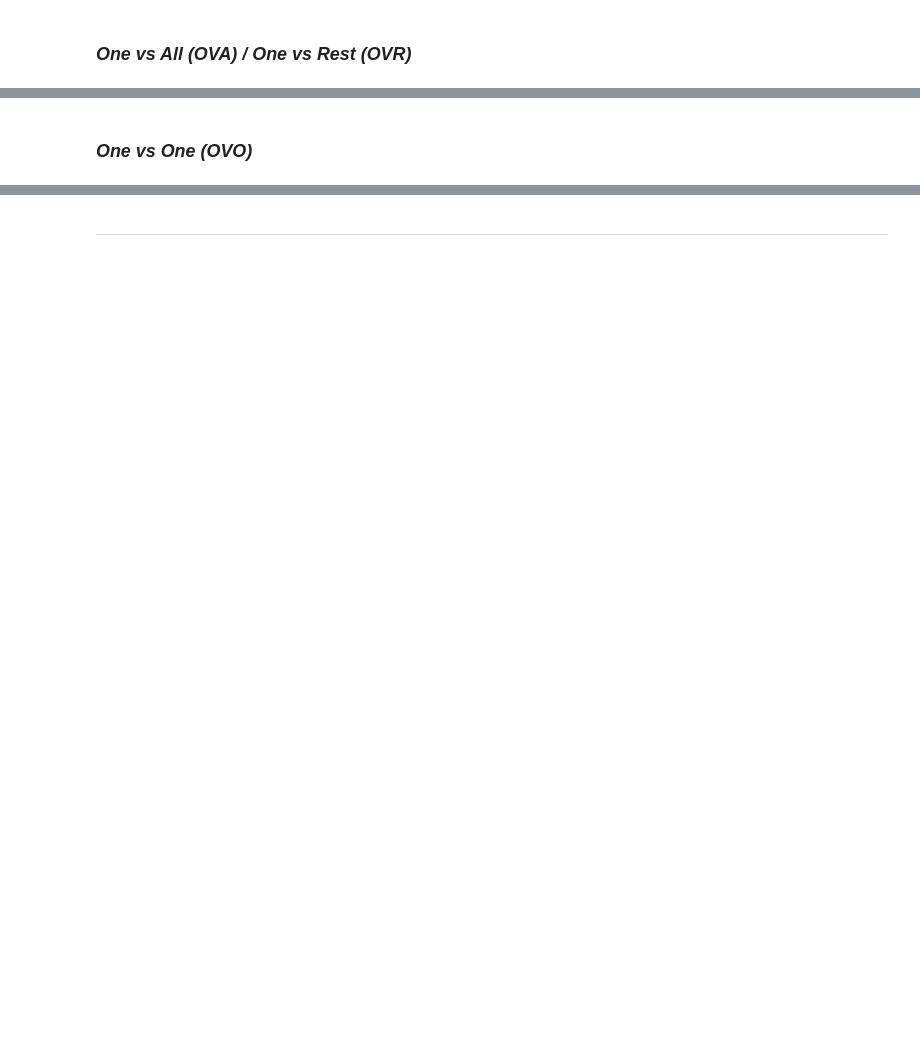
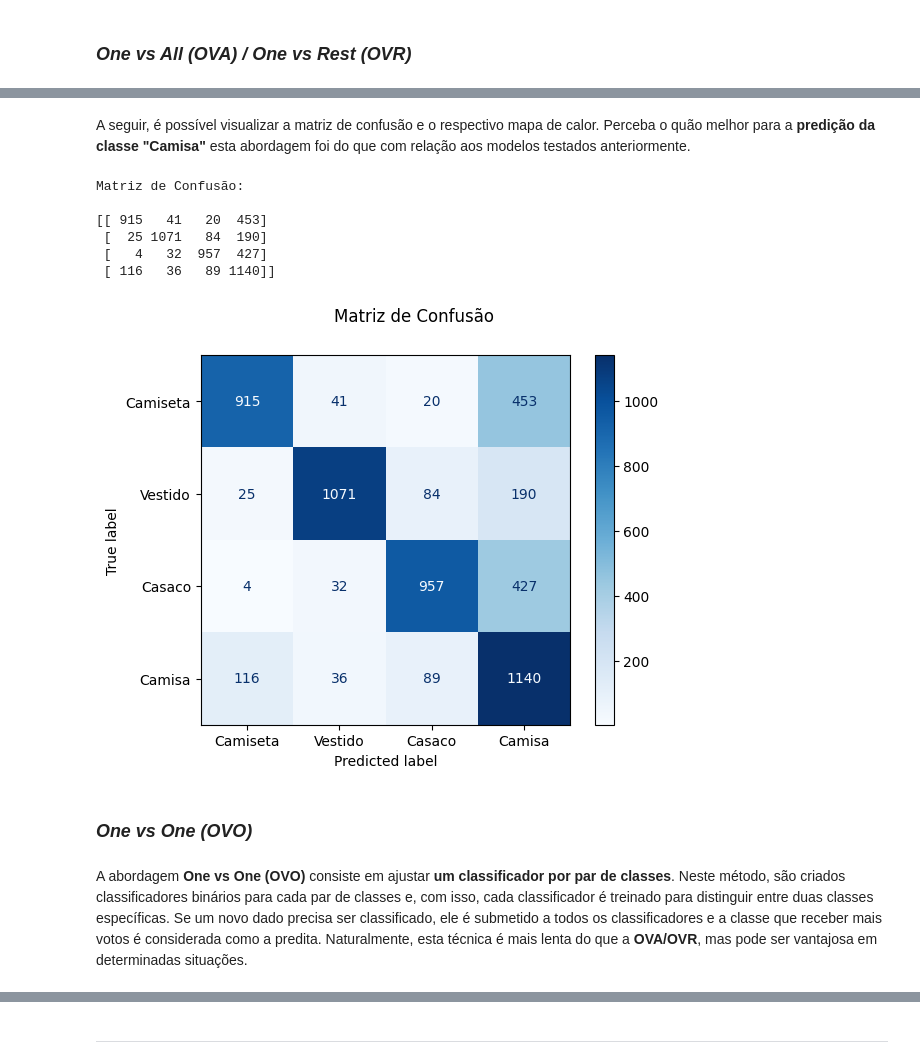
Before and after one commit to davimedio01/data-mining, a Jupyter notebook: 02. 10-10 - Atividade 2 (Classificação)/Atividade_02.ipynb, the cells around one changed output, grey strips where cells are left out. Saved outputs shown, nothing was run; the diff lists cells and outputs as text; code cells hidden in the pictures; blank space fills up the shorter version.

```diff
--- a/02. 10-10 - Atividade 2 (Classificação)/Atividade_02.ipynb
+++ b/02. 10-10 - Atividade 2 (Classificação)/Atividade_02.ipynb
@@ -581,0 +795,33 @@ rand_forest_cm_disp = ConfusionMatrixDisplay.from_predictions(
+# %%
+# Métricas para análise de desempenho
+from sklearn.metrics import (
+    accuracy_score,
+    classification_report,
+    confusion_matrix,
+    ConfusionMatrixDisplay,
+    precision_score,
+    recall_score,
+    f1_score,
+)
+
+# One vs Rest com Decision Tree
+from sklearn.multiclass import OneVsRestClassifier
+from sklearn.tree import DecisionTreeClassifier
+
+# Definindo hiperparâmetros do Decision Tree
+max_depth = 100
+
+# Criando a estrutura básica
+ovr = OneVsRestClassifier(
+    estimator=DecisionTreeClassifier(max_depth=max_depth, random_state=42)
+)
+
+# Realizando o treinamento
+ovr.fit(X=X_train, y=y_train)
+
+# Realizando a predição no conjunto de teste
+y_pred = ovr.predict(X=X_test)
+
+# Mostrando a acurácia obtida
+ovr_accuracy = accuracy_score(y_test, y_pred)
+print(f"Acurácia: {ovr_accuracy:.2f}")
@@ -582,2 +848,21 @@ rand_forest_cm_disp = ConfusionMatrixDisplay.from_predictions(
+# %% [markdown]
+A seguir, é possível visualizar a matriz de confusão e o respectivo mapa de calor. Perceba o quão melhor para a **predição da classe "Camisa"** esta abordagem foi do que com relação aos modelos testados anteriormente.
+# %%
+# Criando e mostrando a matriz de confusão com relação ao conj. de teste
+print("Matriz de Confusão:\n")
+print(confusion_matrix(y_test, y_pred))
+ovr_cm_disp = ConfusionMatrixDisplay.from_predictions(
+    y_test, y_pred, display_labels=labels_names, cmap="Blues"
+).figure_.suptitle("Matriz de Confusão")
+# %% [output]
+Matriz de Confusão:
+
+[[ 915   41   20  453]
+ [  25 1071   84  190]
+ [   4   32  957  427]
+ [ 116   36   89 1140]]
+[figure, added]
 # %% [markdown]
 ### _One vs One (OVO)_
+# %% [markdown]
+A abordagem **One vs One (OVO)** consiste em ajustar **um classificador por par de classes**. Neste método, são criados classificadores binários para cada par de classes e, com isso, cada classificador é treinado para distinguir entre duas classes específicas. Se um novo dado precisa ser classificado, ele é submetido a todos os classificadores e a classe que receber mais votos é considerada como a predita. Naturalmente, esta técnica é mais lenta do que a **OVA/OVR**, mas pode ser vantajosa em determinadas situações.
```
Also changed, not shown: parts of 44 cells of this notebook, 1 other file.
